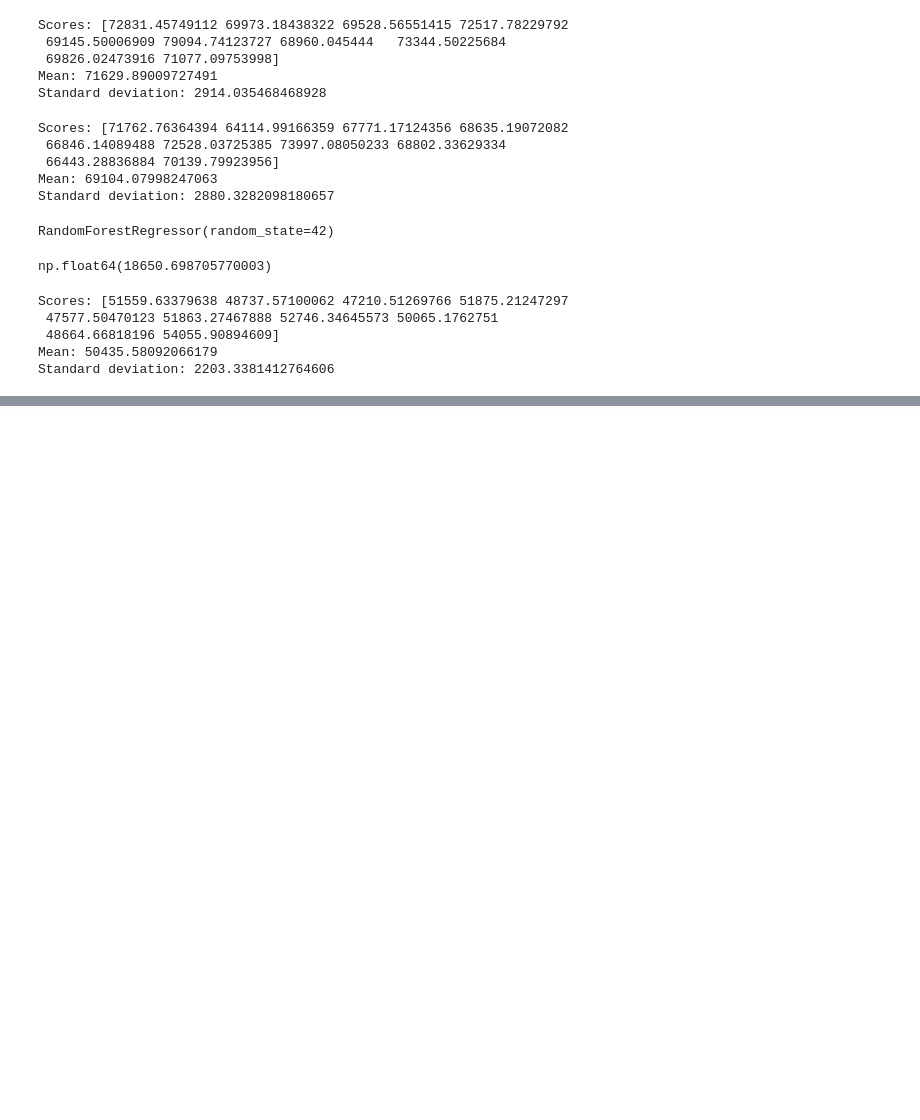
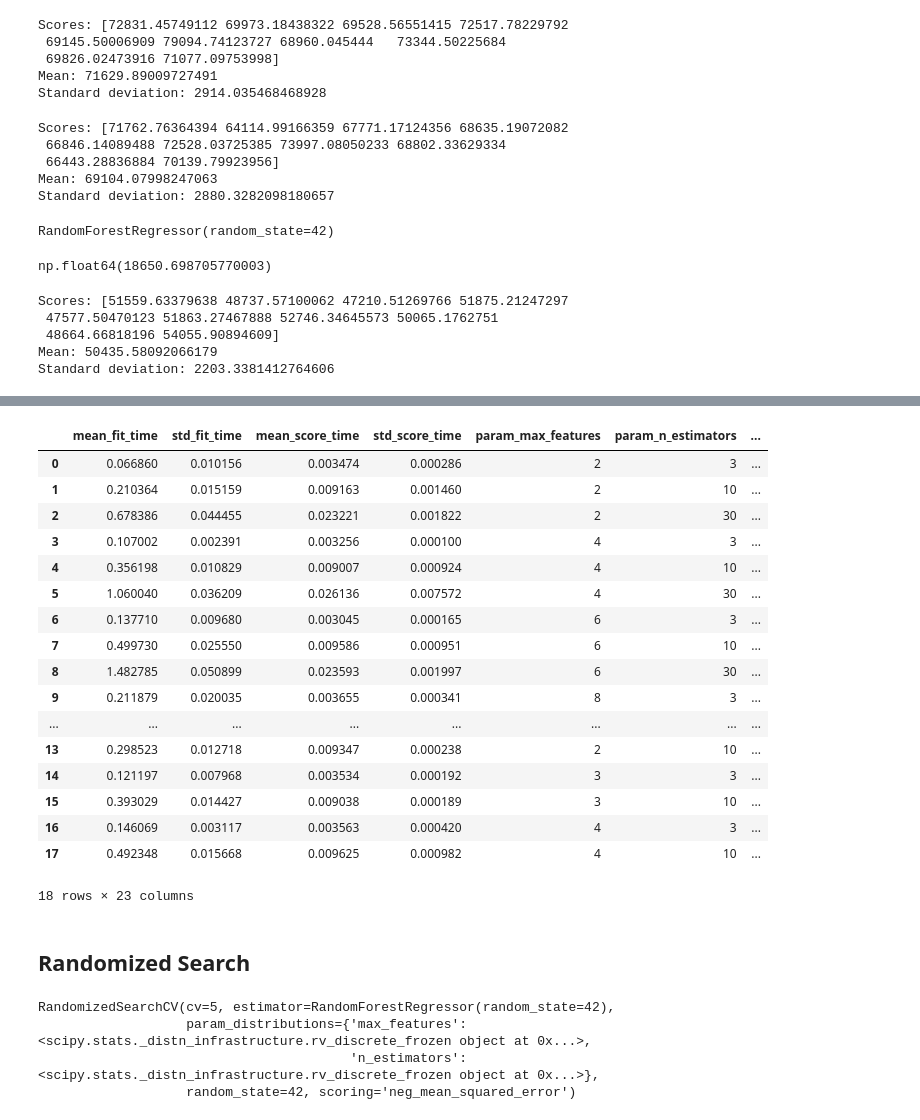
Before and after one commit to sushilXlimbu/Property-Price-Predection, a Jupyter notebook: PropertyPricePredection.ipynb, the cells around one changed output, grey strips where cells are left out. Saved outputs shown, nothing was run; the diff lists cells and outputs as text; code cells hidden in the pictures; blank space fills up the shorter version.

```diff
--- a/PropertyPricePredection.ipynb
+++ b/PropertyPricePredection.ipynb
@@ -879,0 +884,16 @@ Standard deviation: 2203.3381412764606
+# %%
+from sklearn.model_selection import GridSearchCV
+
+param_grid = [
+    # try 12 (3×4) combinations of hyperparameters
+    {'n_estimators': [3, 10, 30], 'max_features': [2, 4, 6, 8]},
+    # then try 6 (2×3) combinations with bootstrap set as False
+    {'bootstrap': [False], 'n_estimators': [3, 10], 'max_features': [2, 3, 4]},
+  ]
+
+forest_reg = RandomForestRegressor(random_state=42)
+# train across 5 folds, that's a total of (12+6)*5=90 rounds of training
+grid_search = GridSearchCV(forest_reg, param_grid, cv=5,
+                           scoring='neg_mean_squared_error',
+                           return_train_score=True)
+grid_search.fit(housing_prepared, housing_labels)
@@ -879,0 +936,41 @@ Standard deviation: 2203.3381412764606
+# %%
+pd.DataFrame(grid_search.cv_results_)
+# %% [output]
+|  | mean_fit_time | std_fit_time | mean_score_time | std_score_time | param_max_features | param_n_estimators | ... |
+| 0 | 0.066860 | 0.010156 | 0.003474 | 0.000286 | 2 | 3 | ... |
+| 1 | 0.210364 | 0.015159 | 0.009163 | 0.001460 | 2 | 10 | ... |
+| 2 | 0.678386 | 0.044455 | 0.023221 | 0.001822 | 2 | 30 | ... |
+| 3 | 0.107002 | 0.002391 | 0.003256 | 0.000100 | 4 | 3 | ... |
+| 4 | 0.356198 | 0.010829 | 0.009007 | 0.000924 | 4 | 10 | ... |
+| 5 | 1.060040 | 0.036209 | 0.026136 | 0.007572 | 4 | 30 | ... |
+| 6 | 0.137710 | 0.009680 | 0.003045 | 0.000165 | 6 | 3 | ... |
+| 7 | 0.499730 | 0.025550 | 0.009586 | 0.000951 | 6 | 10 | ... |
+| 8 | 1.482785 | 0.050899 | 0.023593 | 0.001997 | 6 | 30 | ... |
+| 9 | 0.211879 | 0.020035 | 0.003655 | 0.000341 | 8 | 3 | ... |
+| ... | ... | ... | ... | ... | ... | ... | ... |
+| 13 | 0.298523 | 0.012718 | 0.009347 | 0.000238 | 2 | 10 | ... |
+| 14 | 0.121197 | 0.007968 | 0.003534 | 0.000192 | 3 | 3 | ... |
+| 15 | 0.393029 | 0.014427 | 0.009038 | 0.000189 | 3 | 10 | ... |
+| 16 | 0.146069 | 0.003117 | 0.003563 | 0.000420 | 4 | 3 | ... |
+| 17 | 0.492348 | 0.015668 | 0.009625 | 0.000982 | 4 | 10 | ... |
+18 rows × 23 columns
+# %% [markdown]
+## Randomized Search
+# %%
+from sklearn.model_selection import RandomizedSearchCV
+from scipy.stats import randint
+
+param_distribs = {
+        'n_estimators': randint(low=1, high=200),
+        'max_features': randint(low=1, high=8),
+    }
+
+forest_reg = RandomForestRegressor(random_state=42)
+rnd_search = RandomizedSearchCV(forest_reg, param_distributions=param_distribs,
+                                n_iter=10, cv=5, scoring='neg_mean_squared_error', random_state=42)
+rnd_search.fit(housing_prepared, housing_labels)
+# %% [output]
+RandomizedSearchCV(cv=5, estimator=RandomForestRegressor(random_state=42),
+                   param_distributions={'max_features': <scipy.stats._distn_infrastructure.rv_discrete_frozen object at 0x...>,
+                                        'n_estimators': <scipy.stats._distn_infrastructure.rv_discrete_frozen object at 0x...>},
+                   random_state=42, scoring='neg_mean_squared_error')
```
Also changed, not shown: parts of 15 cells of this notebook.
